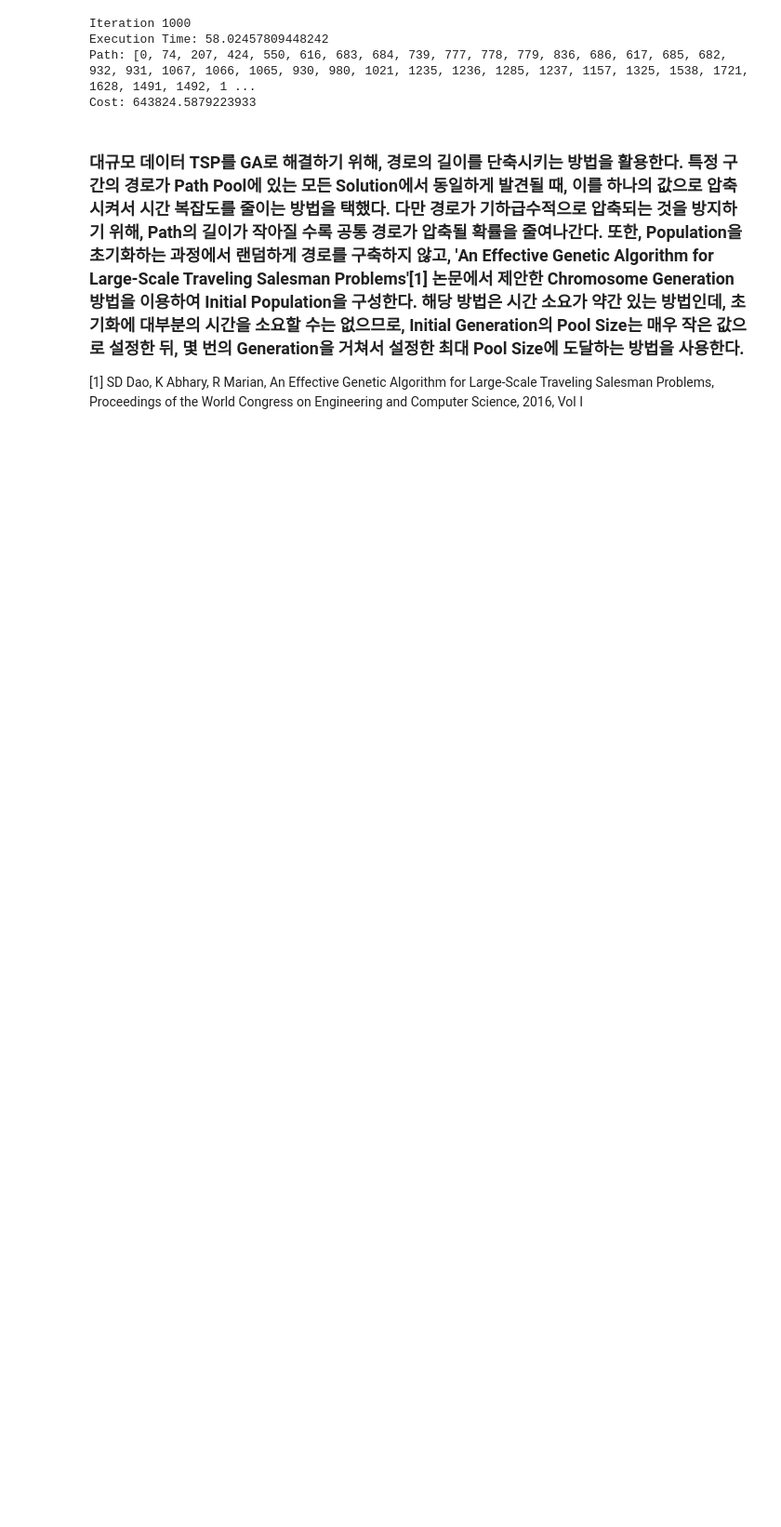
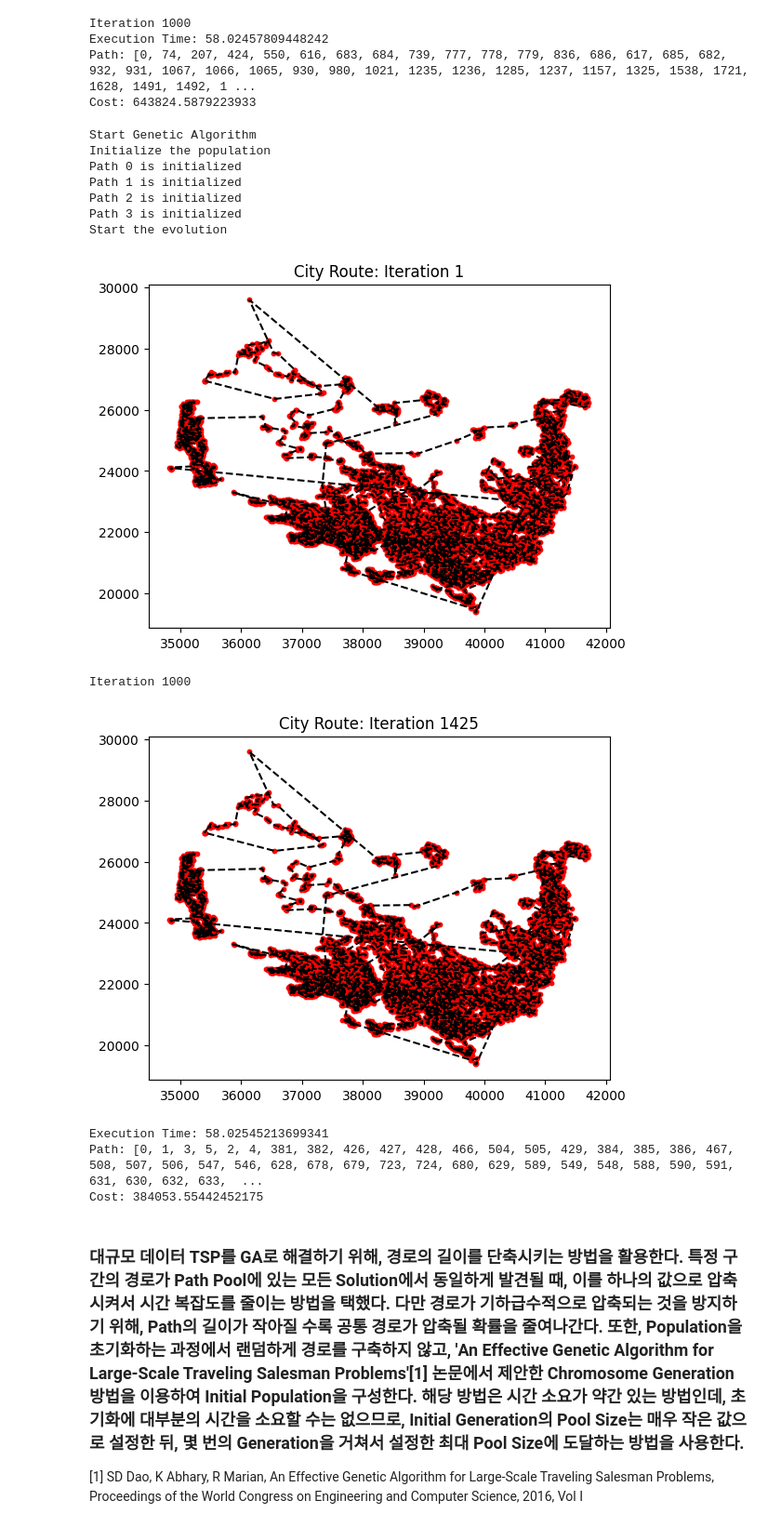
Before and after one commit to robinjoo1015/artificial-intelligence-2022-2, a Jupyter notebook: MIDTERM/GA_Large_20184757_주영석.ipynb, the cells around one changed output. Shown at 93% size. Cells and saved outputs as stored; diff of their text form; code cells hidden in the pictures; blank space fills up the shorter version.

```diff
--- a/MIDTERM/GA_Large_20184757_주영석.ipynb
+++ b/MIDTERM/GA_Large_20184757_주영석.ipynb
@@ -614,3 +616,32 @@ Cost: 643824.5879223933
+# %%
+# Step 1
+try:
+    coord_list = fileloader()
+except Exception as e:
+    print('예외 발생', e)
+    sys.exit()
+
+start_time = time.time()
+
+best_path, best_cost = ga(coord_list)
+
+print('Execution Time: ' + str(time.time() - start_time))
+print('Path: ' + str(best_path.tolist()))
+print('Cost: ' + str(best_cost))
+# %% [output]
+Start Genetic Algorithm
+Initialize the population
+Path 0 is initialized
+Path 1 is initialized
+Path 2 is initialized
+Path 3 is initialized
+Start the evolution
+[figure, added]
+Iteration 1000
+[figure, added]
+Execution Time: 58.02545213699341
+Path: [0, 1, 3, 5, 2, 4, 381, 382, 426, 427, 428, 466, 504, 505, 429, 384, 385, 386, 467, 508, 507, 506, 547, 546, 628, 678, 679, 723, 724, 680, 629, 589, 549, 548, 588, 590, 591, 631, 630, 632, 633,  ...
+Cost: 384053.55442452175
 # %% [markdown]
 ### 대규모 데이터 TSP를 GA로 해결하기 위해, 경로의 길이를 단축시키는 방법을 활용한다. 특정 구간의 경로가 Path Pool에 있는 모든 Solution에서 동일하게 발견될 때, 이를 하나의 값으로 압축시켜서 시간 복잡도를 줄이는 방법을 택했다. 다만 경로가 기하급수적으로 압축되는 것을 방지하기 위해, Path의 길이가 작아질 수록 공통 경로가 압축될 확률을 줄여나간다.  또한, Population을 초기화하는 과정에서 랜덤하게 경로를 구축하지 않고, 'An Effective Genetic Algorithm for Large-Scale Traveling Salesman Problems'[1] 논문에서 제안한 Chromosome Generation 방법을 이용하여 Initial Population을 구성한다. 해당 방법은 시간 소요가 약간 있는 방법인데, 초기화에 대부분의 시간을 소요할 수는 없으므로, Initial Generation의 Pool Size는 매우 작은 값으로 설정한 뒤, 몇 번의 Generation을 거쳐서 설정한 최대 Pool Size에 도달하는 방법을 사용한다.
 
```
Also changed, not shown: parts of 1 cell of this notebook, 2 other files.
